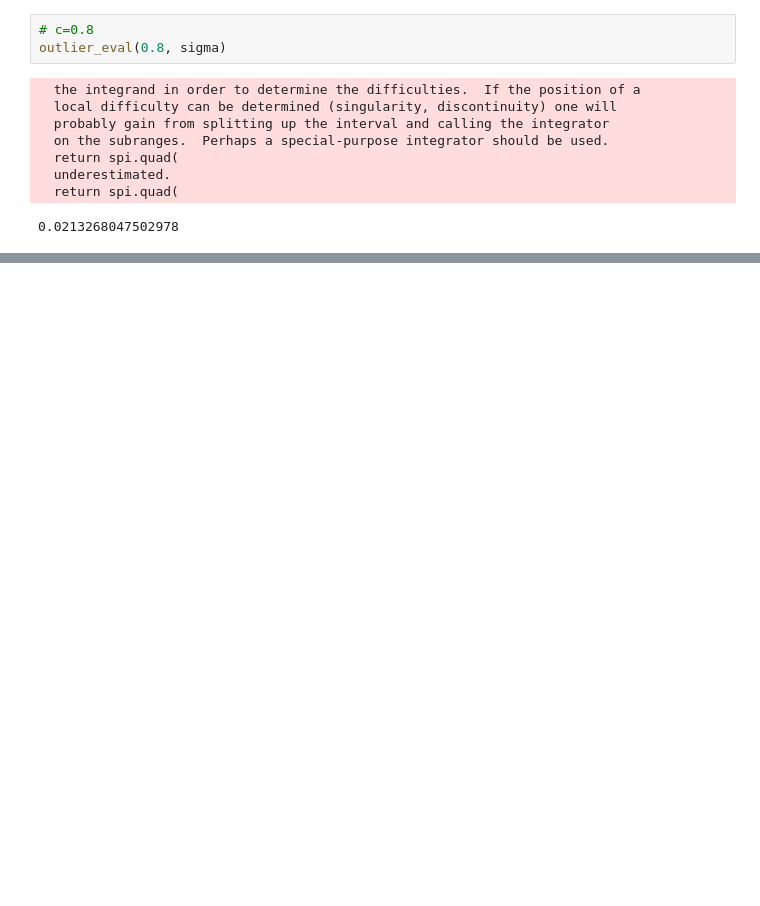
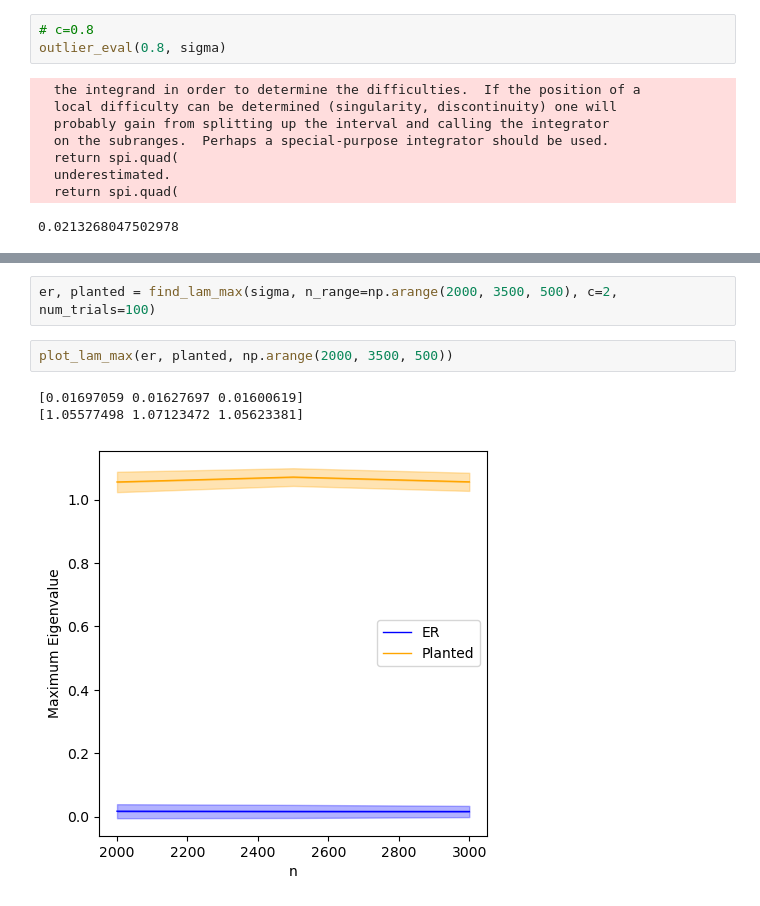
Before and after one commit to yuxinma98/NonlinearLaplacian, a Jupyter notebook: ipynb/Computation of c and outlier eigenvalue.ipynb, the cells around one changed output, grey strips where cells are left out. Saved outputs shown, nothing was run; the diff lists cells and outputs as text; blank space fills up the shorter version.

```diff
--- a/ipynb/Computation of c and outlier eigenvalue.ipynb
+++ b/ipynb/Computation of c and outlier eigenvalue.ipynb
@@ -361,0 +406,8 @@ plot_lam_max(er, planted, np.arange(2000, 3500, 500))
+# %%
+er, planted = find_lam_max(sigma, n_range=np.arange(2000, 3500, 500), c=2, num_trials=100)
+# %%
+plot_lam_max(er, planted, np.arange(2000, 3500, 500))
+# %% [output]
+[0.01697059 0.01627697 0.01600619]
+[1.05577498 1.07123472 1.05623381]
+[figure, added]
```
Also changed, not shown: parts of 11 cells of this notebook.
